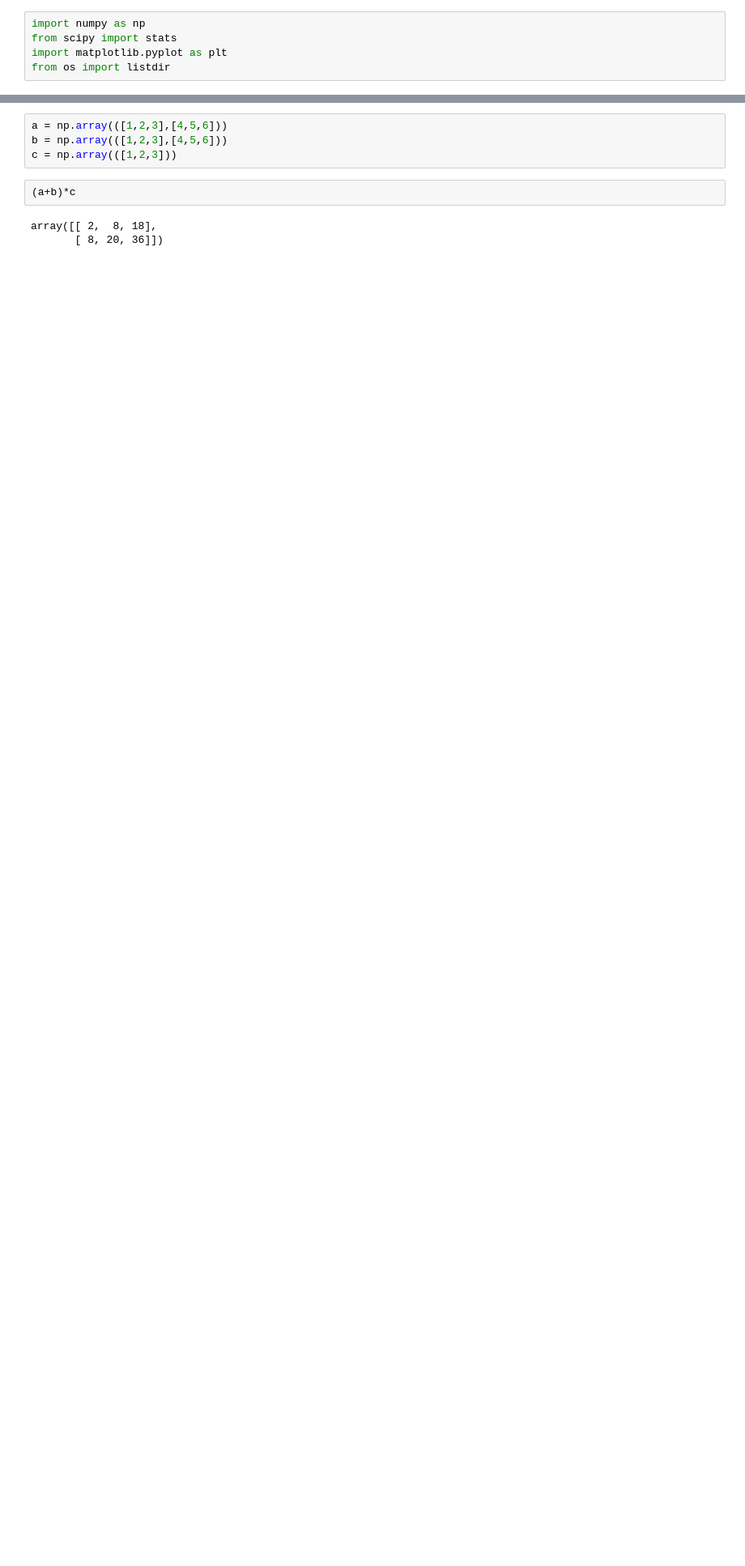
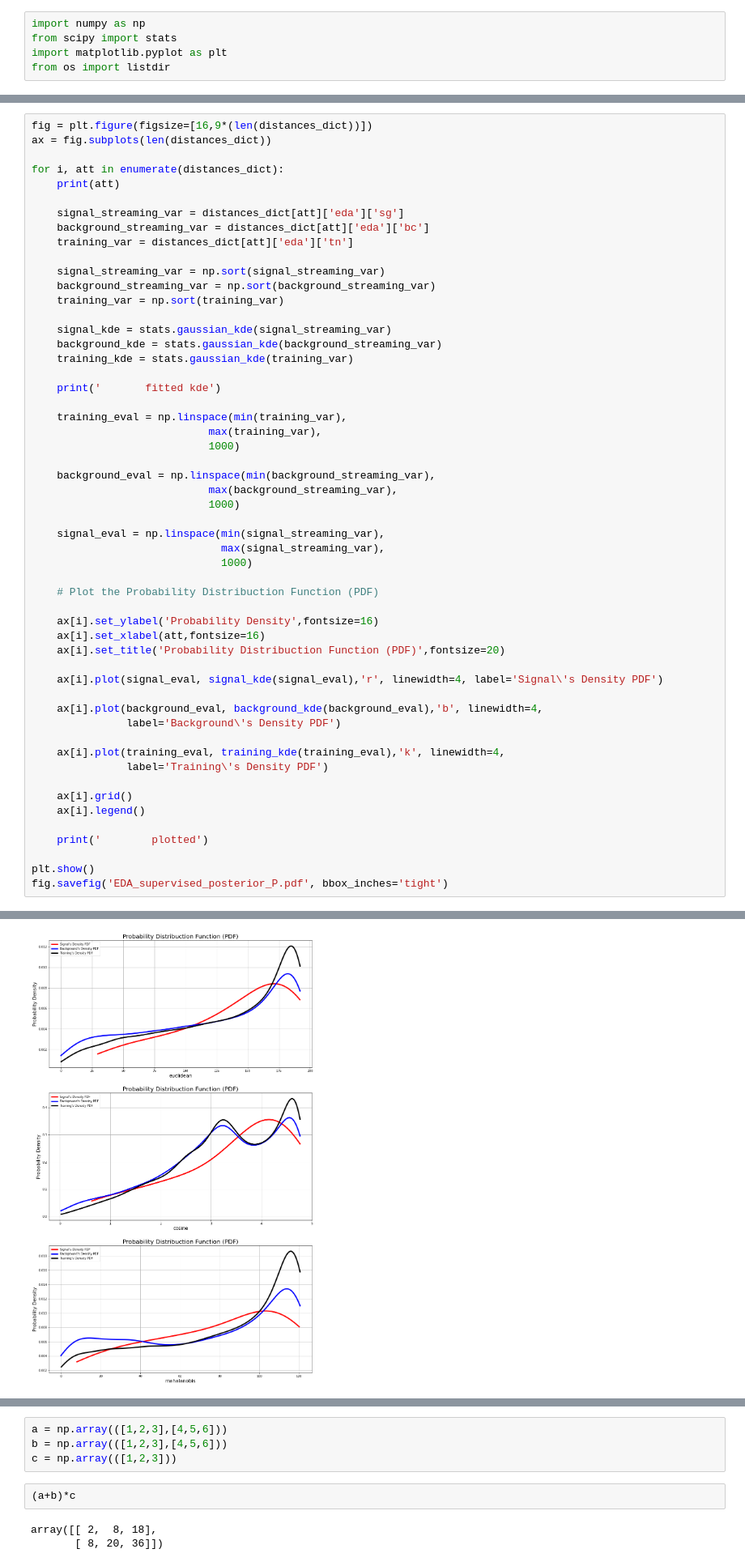
Before and after one commit to Esterci/Learning, a Jupyter notebook: Python/EDA_study/EDA_stats.ipynb, the cells around one changed output, grey strips where cells are left out. Shown: that part at 81% size. Drawn from its saved outputs; the diff is of its cells as text; blank space fills up the shorter version.

```diff
--- a/Python/EDA_study/EDA_stats.ipynb
+++ b/Python/EDA_study/EDA_stats.ipynb
@@ -131,0 +187,55 @@ fig.savefig('Bayes_EDA_PDF.pdf', bbox_inches='tight')
+# %%
+fig = plt.figure(figsize=[16,9*(len(distances_dict))])
+ax = fig.subplots(len(distances_dict))
+
+for i, att in enumerate(distances_dict):
+    print(att)
+
+    signal_streaming_var = distances_dict[att]['eda']['sg']
+    background_streaming_var = distances_dict[att]['eda']['bc']
+    training_var = distances_dict[att]['eda']['tn']
+
+    signal_streaming_var = np.sort(signal_streaming_var)
+    background_streaming_var = np.sort(background_streaming_var)
+    training_var = np.sort(training_var)
+
+    signal_kde = stats.gaussian_kde(signal_streaming_var)
+    background_kde = stats.gaussian_kde(background_streaming_var)
+    training_kde = stats.gaussian_kde(training_var)
+
+    print('       fitted kde')
+
+    training_eval = np.linspace(min(training_var),
+                            max(training_var),
+                            1000)
+
+    background_eval = np.linspace(min(background_streaming_var),
+                            max(background_streaming_var),
+                            1000)
+
+    signal_eval = np.linspace(min(signal_streaming_var),
+                              max(signal_streaming_var),
+                              1000)
+
+    # Plot the Probability Distribuction Function (PDF)
+
+    ax[i].set_ylabel('Probability Density',fontsize=16)
+    ax[i].set_xlabel(att,fontsize=16)
+    ax[i].set_title('Probability Distribuction Function (PDF)',fontsize=20)
+
+    ax[i].plot(signal_eval, signal_kde(signal_eval),'r', linewidth=4, label='Signal\'s Density PDF')
+
+    ax[i].plot(background_eval, background_kde(background_eval),'b', linewidth=4,
+               label='Background\'s Density PDF')
+
+    ax[i].plot(training_eval, training_kde(training_eval),'k', linewidth=4,
+               label='Training\'s Density PDF')
+
+    ax[i].grid()
+    ax[i].legend()
+
+    print('        plotted')
+
+plt.show()
+fig.savefig('EDA_supervised_posterior_P.pdf', bbox_inches='tight')
+# %% [output]
@@ -131,0 +251 @@ fig.savefig('Bayes_EDA_PDF.pdf', bbox_inches='tight')
+[figure, added]
```
Also changed, not shown: parts of 8 cells of this notebook, 4 other files.
